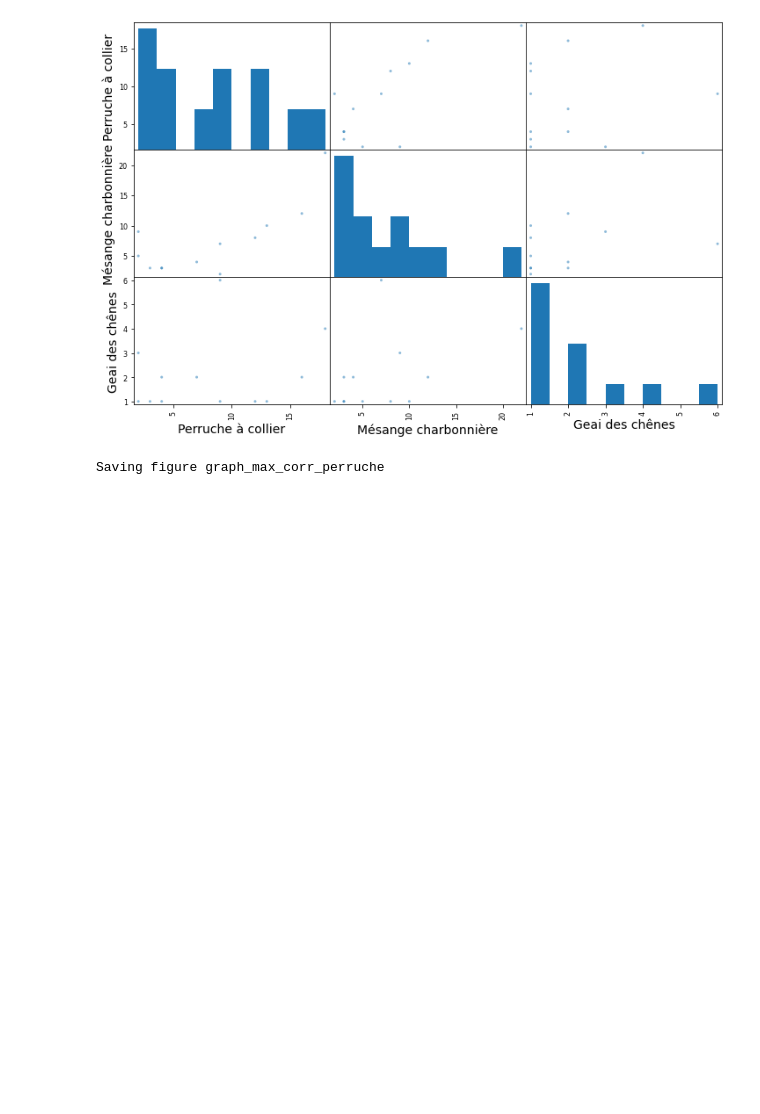
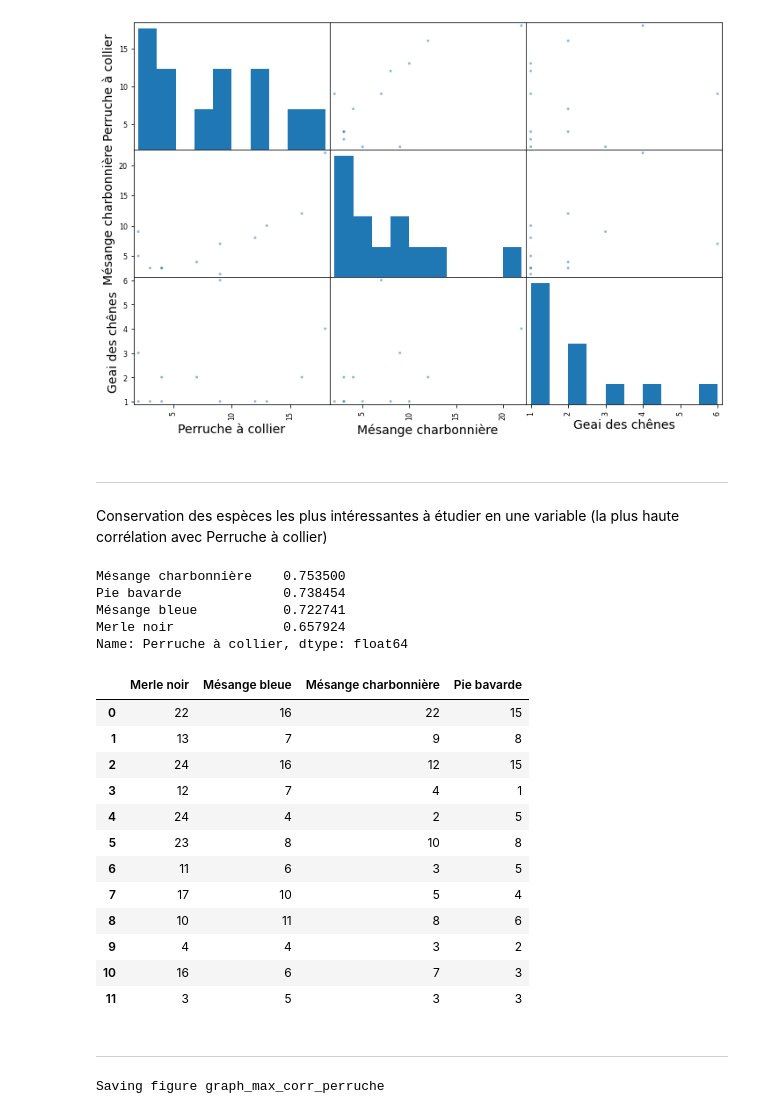
Before and after one commit to Redhoxx/DataScience_Project, a Jupyter notebook: DataScience_Project.ipynb, the cells around one changed output. Saved outputs shown, nothing was run; the diff lists cells and outputs as text; code cells hidden in the pictures; blank space fills up the shorter version.

```diff
--- a/DataScience_Project.ipynb
+++ b/DataScience_Project.ipynb
@@ -379,4 +401,40 @@ array([[<Axes: xlabel='Perruche à collier', ylabel='Perruche à collier'>,
       dtype=object)
 <Figure size 432x288 with 0 Axes>
 [figure]
+# %% [markdown]
+----------------------------------------------------------------------------------------------------------------------------
+Conservation des espèces les plus intéressantes à étudier en une variable (la plus haute corrélation avec Perruche à collier)
+# %%
+interesting_species_serie = corr_matrix_values[:4]
+interesting_species_serie
+# %% [output]
+Mésange charbonnière    0.753500
+Pie bavarde             0.738454
+Mésange bleue           0.722741
+Merle noir              0.657924
+Name: Perruche à collier, dtype: float64
+# %%
+columns_to_keep = interesting_species_serie.index.tolist()
+df_highest_corr_perruche = df_without_birds_zero.drop(
+    columns=[
+        col for col in df_without_birds_zero.columns
+        if col not in columns_to_keep
+    ])
+df_highest_corr_perruche
+# %% [output]
+|  | Merle noir | Mésange bleue | Mésange charbonnière | Pie bavarde |
+| 0 | 22 | 16 | 22 | 15 |
+| 1 | 13 | 7 | 9 | 8 |
+| 2 | 24 | 16 | 12 | 15 |
+| 3 | 12 | 7 | 4 | 1 |
+| 4 | 24 | 4 | 2 | 5 |
+| 5 | 23 | 8 | 10 | 8 |
+| 6 | 11 | 6 | 3 | 5 |
+| 7 | 17 | 10 | 5 | 4 |
+| 8 | 10 | 11 | 8 | 6 |
+| 9 | 4 | 4 | 3 | 2 |
+| 10 | 16 | 6 | 7 | 3 |
+| 11 | 3 | 5 | 3 | 3 |
+# %% [markdown]
+--------------------
 # %%
```
Also changed, not shown: parts of 9 cells of this notebook, 1 other file.
